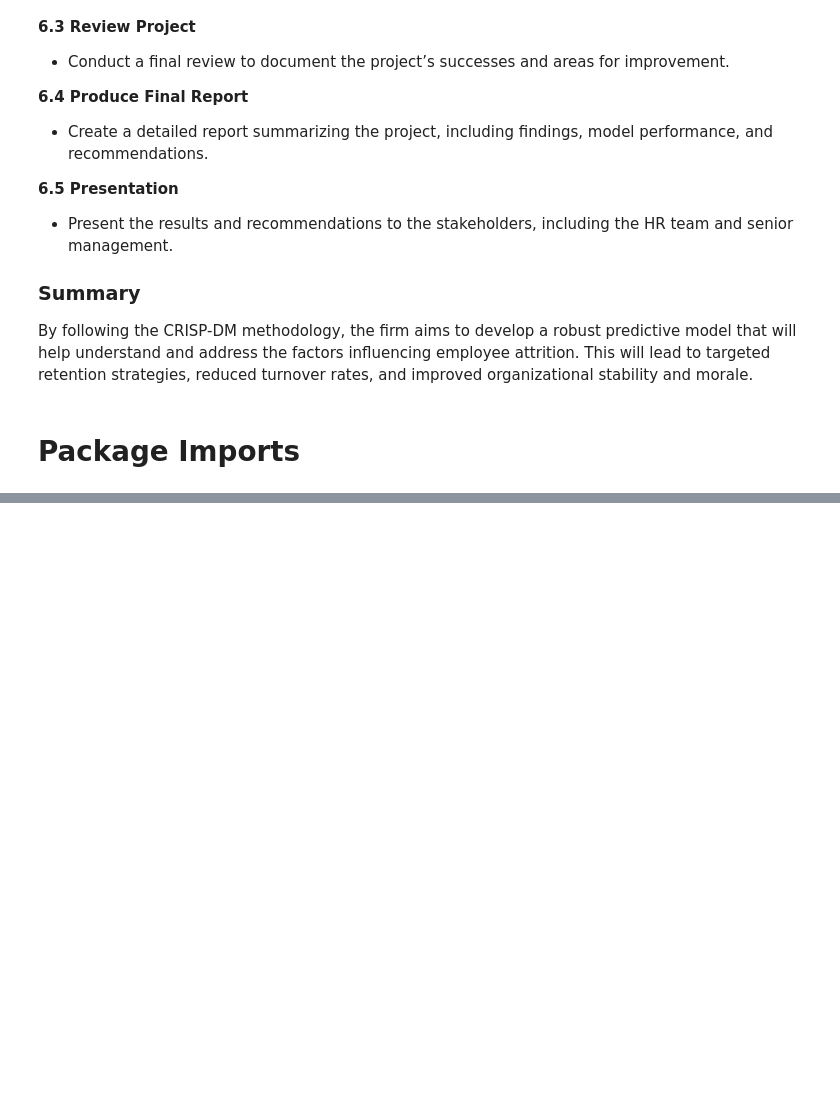
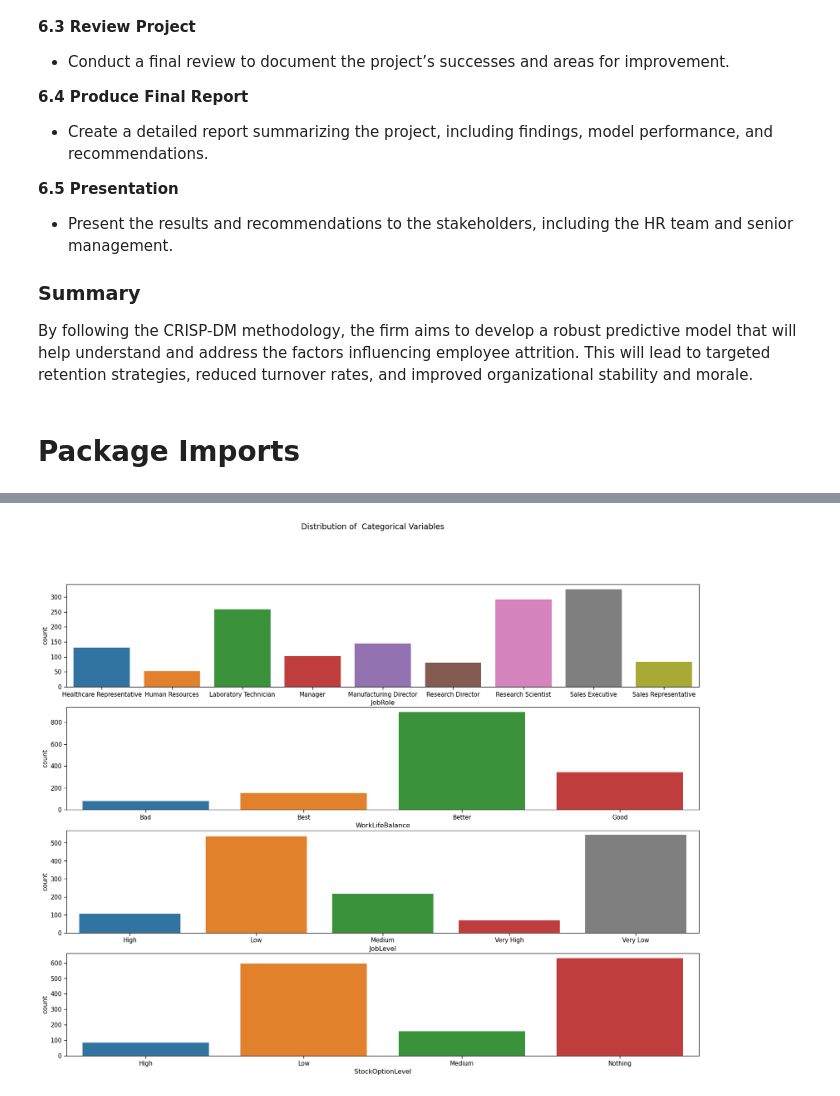
Before and after one commit to sumaila-ali/employee-attrition, a Jupyter notebook: Employeer Attrition.ipynb, the cells around one changed output, grey strips where cells are left out. Cells and saved outputs as stored; diff of their text form; code cells hidden in the pictures; blank space fills up the shorter version.

```diff
--- a/Employeer Attrition.ipynb
+++ b/Employeer Attrition.ipynb
@@ -180,0 +470,14 @@ ModuleNotFoundError: No module named 'pandas'
+# %%
+fig, axes = plt.subplots(4, figsize=(20, 15), facecolor='white')
+fig.suptitle('Distribution of  Categorical Variables')
+
+ax = sns.countplot(x="JobRole", data=df, palette=['#1F77B4', '#FF7F0E', '#2CA02C', '#D62728', '#9467BD', '#8C564B', '#E377C2', '#7F7F7F', '#BCBD22'],hue = "JobRole", ax=axes[0])
+ax1 = sns.countplot(x="WorkLifeBalance", data=df, palette=['#1F77B4', '#FF7F0E', '#2CA02C', '#D62728'],hue = "WorkLifeBalance", ax=axes[1])
+ax2 = sns.countplot(x="JobLevel", data=df, palette=['#1F77B4', '#FF7F0E', '#2CA02C', '#D62728','#7F7F7F'],hue = "JobLevel", ax=axes[2])
+ax3 = sns.countplot(x="StockOptionLevel", data=df, palette=['#1F77B4', '#FF7F0E', '#2CA02C', '#D62728'],hue = "StockOptionLevel", ax=axes[3])
+
+image_file = 'figure 1.4.png'
+save_path = f'{image_file}'
+plt.savefig(save_path)
+# %% [output]
+[figure, added]
```
Also changed, not shown: parts of 22 cells of this notebook.
